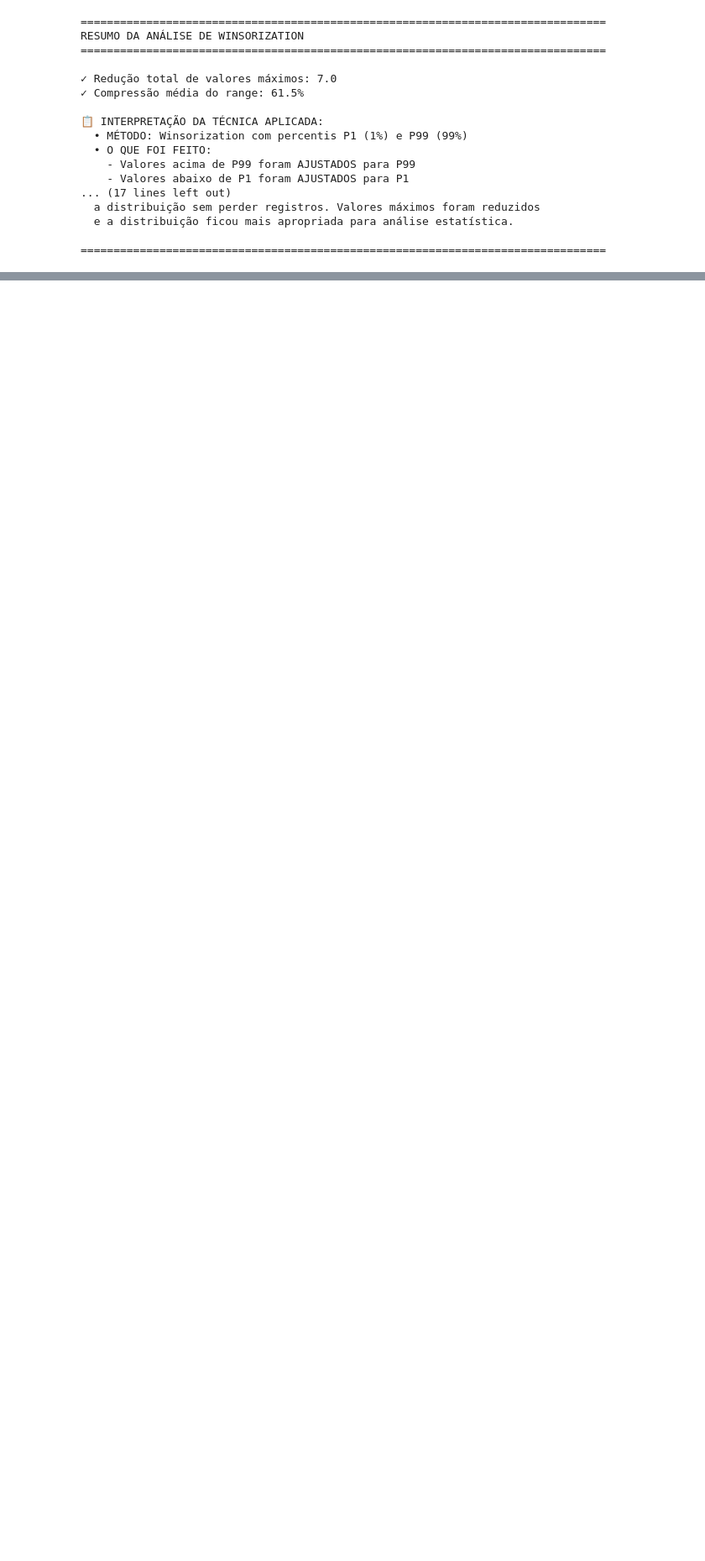
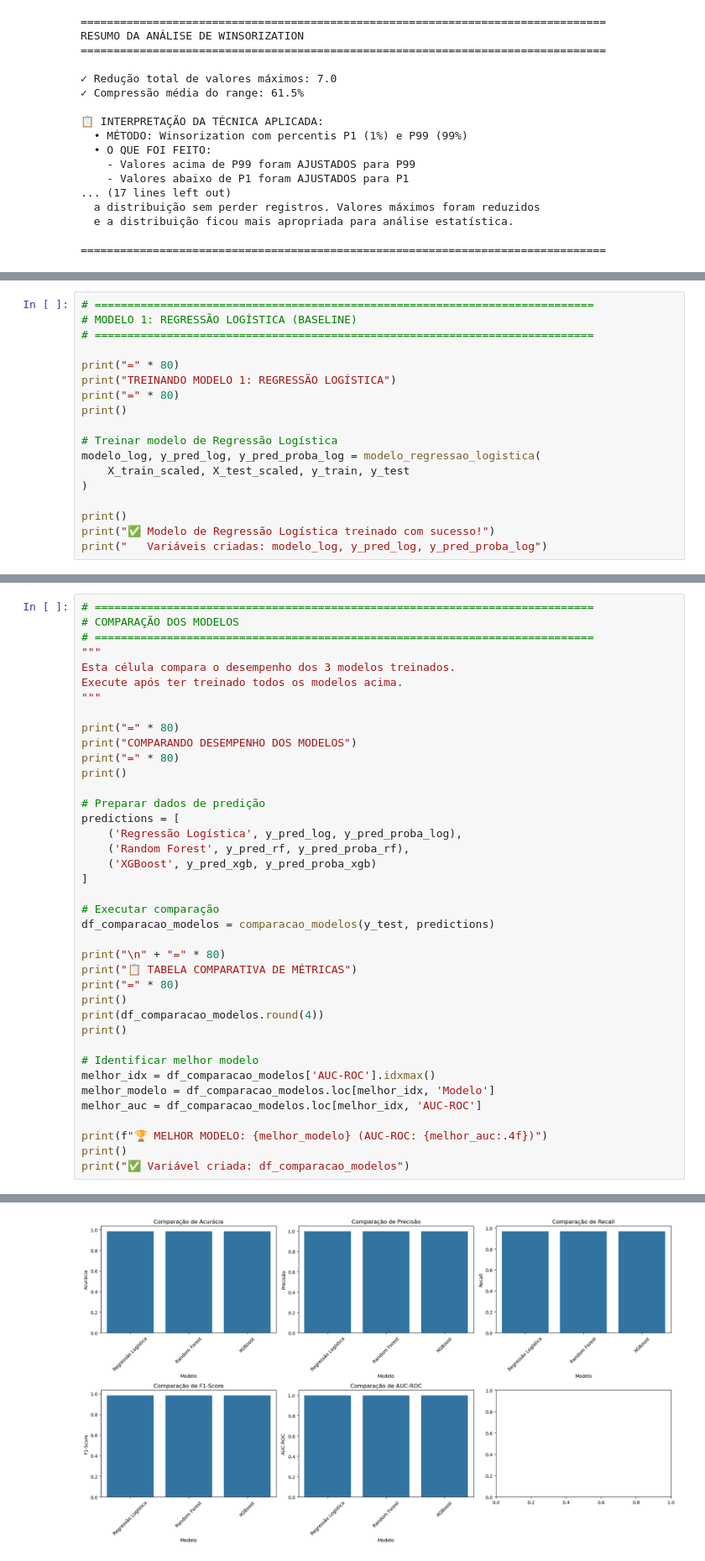
Before and after one commit to EduTiyo/data_science, a Jupyter notebook: main.ipynb, the cells around one changed output, grey strips where cells are left out. Shown at 84% size. Saved outputs shown, nothing was run; the diff lists cells and outputs as text; blank space fills up the shorter version.

```diff
--- a/main.ipynb
+++ b/main.ipynb
@@ -1748,0 +2066,18 @@ RESUMO DA ANÁLISE DE WINSORIZATION
+# %%
+# ============================================================================
+# MODELO 1: REGRESSÃO LOGÍSTICA (BASELINE)
+# ============================================================================
+
+print("=" * 80)
+print("TREINANDO MODELO 1: REGRESSÃO LOGÍSTICA")
+print("=" * 80)
+print()
+
+# Treinar modelo de Regressão Logística
+modelo_log, y_pred_log, y_pred_proba_log = modelo_regressao_logistica(
+    X_train_scaled, X_test_scaled, y_train, y_test
+)
+
+print()
+print("✅ Modelo de Regressão Logística treinado com sucesso!")
+print("   Variáveis criadas: modelo_log, y_pred_log, y_pred_proba_log")
@@ -1748,0 +2186,40 @@ RESUMO DA ANÁLISE DE WINSORIZATION
+# %%
+# ============================================================================
+# COMPARAÇÃO DOS MODELOS
+# ============================================================================
+"""
+Esta célula compara o desempenho dos 3 modelos treinados.
+Execute após ter treinado todos os modelos acima.
+"""
+
+print("=" * 80)
+print("COMPARANDO DESEMPENHO DOS MODELOS")
+print("=" * 80)
+print()
+
+# Preparar dados de predição
+predictions = [
+    ('Regressão Logística', y_pred_log, y_pred_proba_log),
+    ('Random Forest', y_pred_rf, y_pred_proba_rf),
+    ('XGBoost', y_pred_xgb, y_pred_proba_xgb)
+]
+
+# Executar comparação
+df_comparacao_modelos = comparacao_modelos(y_test, predictions)
+
+print("\n" + "=" * 80)
+print("📋 TABELA COMPARATIVA DE MÉTRICAS")
+print("=" * 80)
+print()
+print(df_comparacao_modelos.round(4))
+print()
+
+# Identificar melhor modelo
+melhor_idx = df_comparacao_modelos['AUC-ROC'].idxmax()
+melhor_modelo = df_comparacao_modelos.loc[melhor_idx, 'Modelo']
+melhor_auc = df_comparacao_modelos.loc[melhor_idx, 'AUC-ROC']
+
+print(f"🏆 MELHOR MODELO: {melhor_modelo} (AUC-ROC: {melhor_auc:.4f})")
+print()
+print("✅ Variável criada: df_comparacao_modelos")
+# %% [output]
@@ -1748,0 +2231 @@ RESUMO DA ANÁLISE DE WINSORIZATION
+[figure, added]
```
Also changed, not shown: parts of 20 cells of this notebook, 2 other files.
